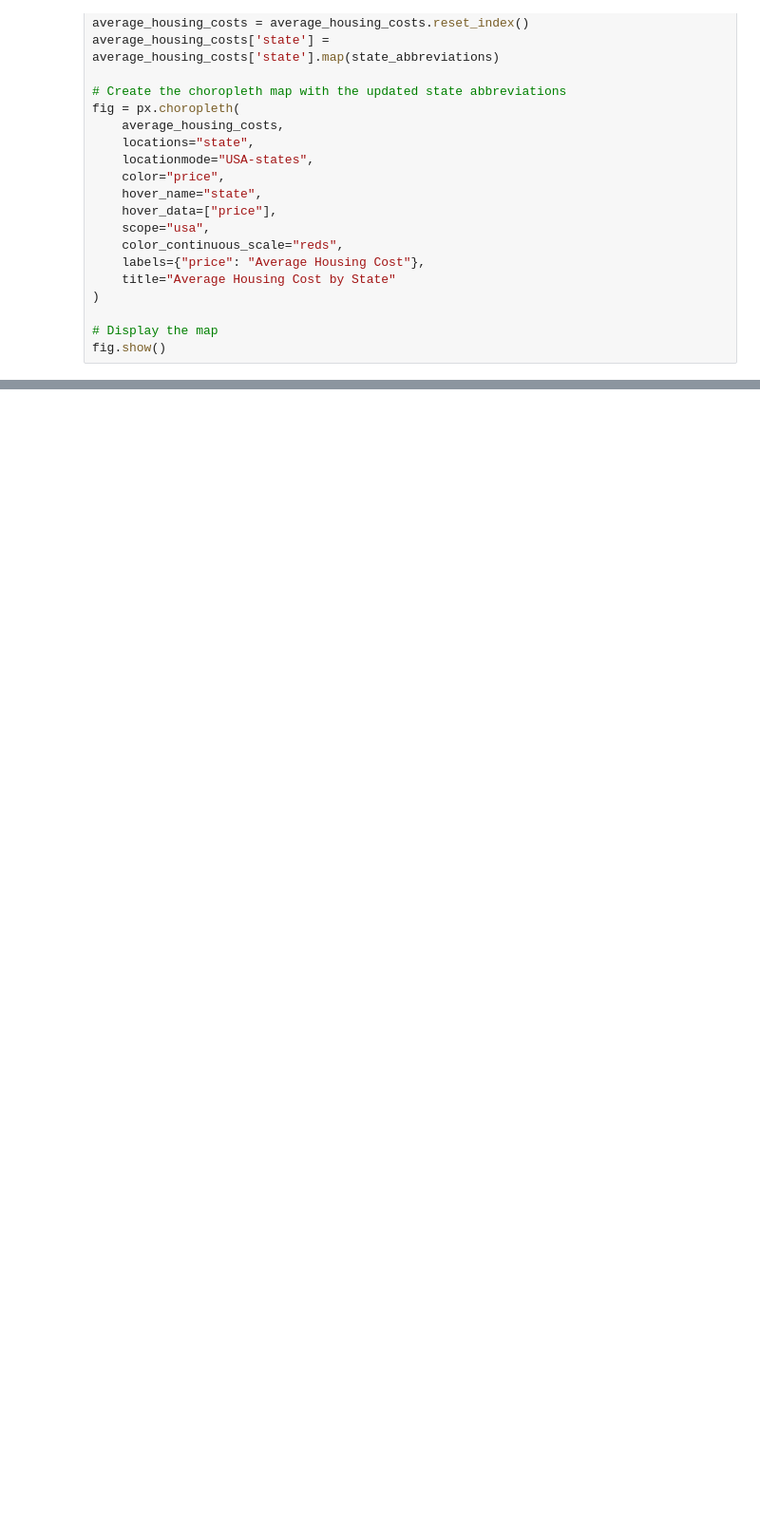
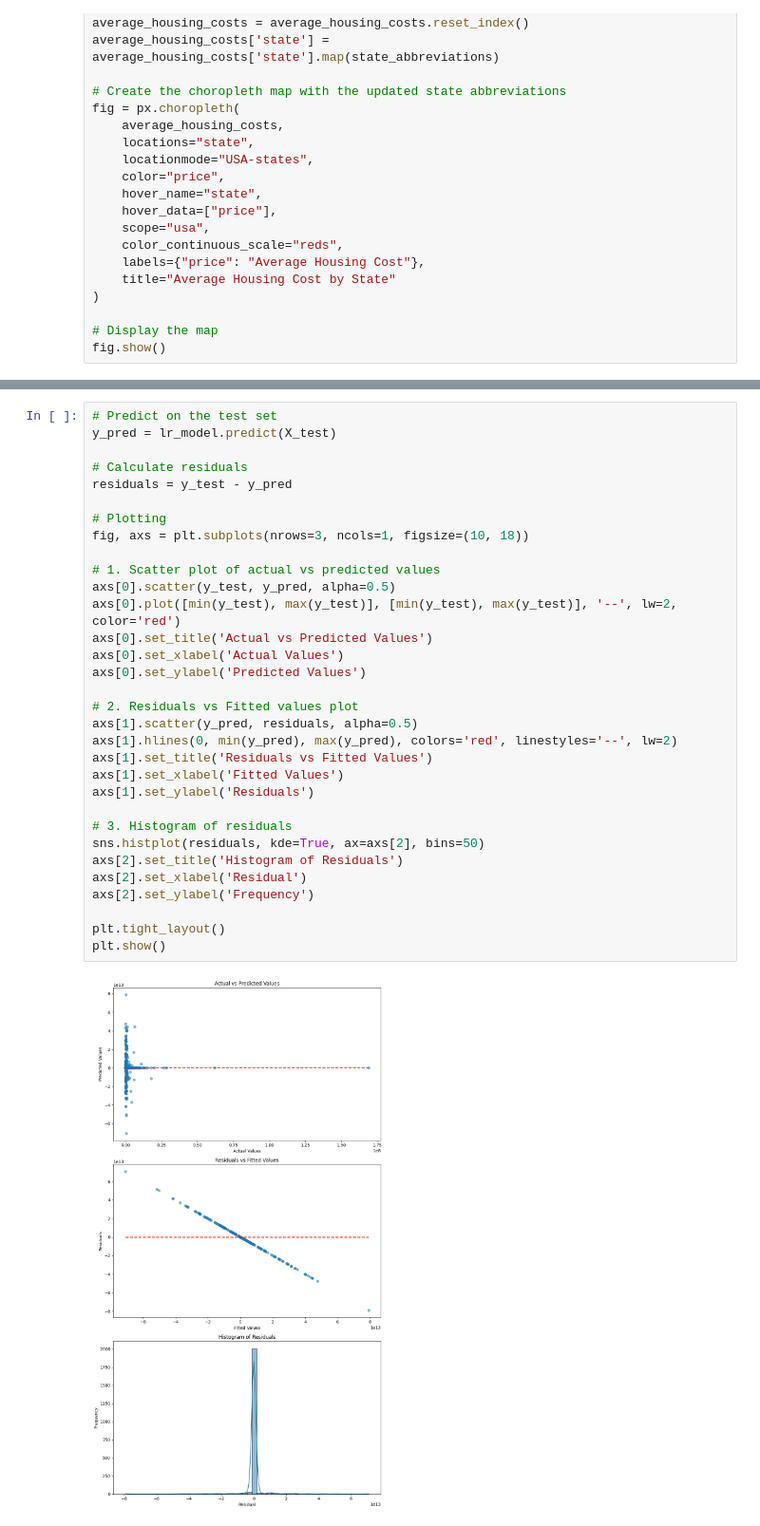
Before and after one commit to cdman334/properties, a Jupyter notebook: property.ipynb, the cells around one changed output, grey strips where cells are left out. Shown at 95% size. Drawn from its saved outputs; the diff is of its cells as text; blank space fills up the shorter version.

```diff
--- a/property.ipynb
+++ b/property.ipynb
@@ -257,0 +303,34 @@ fig.show()
+# %%
+# Predict on the test set
+y_pred = lr_model.predict(X_test)
+
+# Calculate residuals
+residuals = y_test - y_pred
+
+# Plotting
+fig, axs = plt.subplots(nrows=3, ncols=1, figsize=(10, 18))
+
+# 1. Scatter plot of actual vs predicted values
+axs[0].scatter(y_test, y_pred, alpha=0.5)
+axs[0].plot([min(y_test), max(y_test)], [min(y_test), max(y_test)], '--', lw=2, color='red')
+axs[0].set_title('Actual vs Predicted Values')
+axs[0].set_xlabel('Actual Values')
+axs[0].set_ylabel('Predicted Values')
+
+# 2. Residuals vs Fitted values plot
+axs[1].scatter(y_pred, residuals, alpha=0.5)
+axs[1].hlines(0, min(y_pred), max(y_pred), colors='red', linestyles='--', lw=2)
+axs[1].set_title('Residuals vs Fitted Values')
+axs[1].set_xlabel('Fitted Values')
+axs[1].set_ylabel('Residuals')
+
+# 3. Histogram of residuals
+sns.histplot(residuals, kde=True, ax=axs[2], bins=50)
+axs[2].set_title('Histogram of Residuals')
+axs[2].set_xlabel('Residual')
+axs[2].set_ylabel('Frequency')
+
+plt.tight_layout()
+plt.show()
+# %% [output]
+[figure, added]
```
Also changed, not shown: parts of 1 cell of this notebook.
